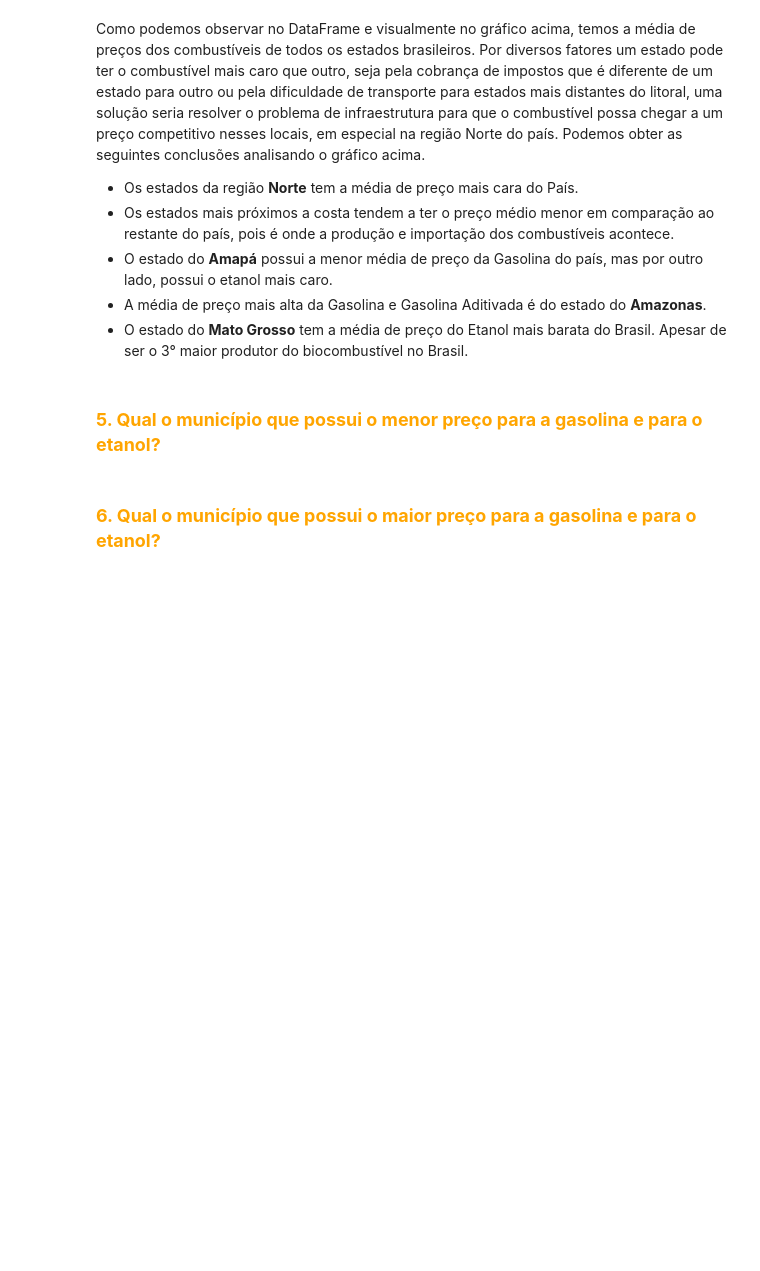
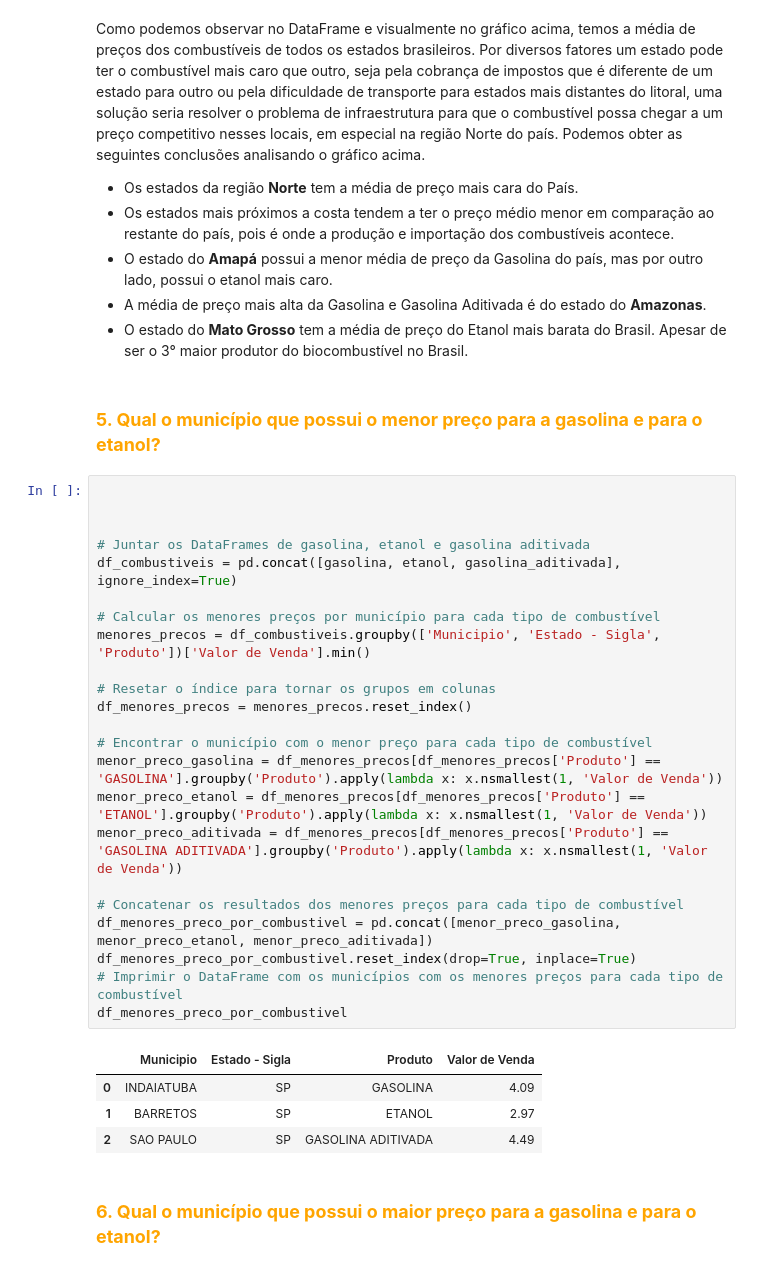
Before and after one commit to gideoni-santos/projeto-squad5-m4, a Jupyter notebook: Analise_combustiveis.ipynb, the cells around one changed output. Cells and saved outputs as stored; diff of their text form; blank space fills up the shorter version.

```diff
--- a/Analise_combustiveis.ipynb
+++ b/Analise_combustiveis.ipynb
@@ -909,6 +911,34 @@ Como podemos observar no DataFrame e visualmente no gráfico acima, temos a méd
 # %% [markdown]
 
 ###  <font color = orange>**5. Qual o município que possui o menor preço para a gasolina e para o etanol?**
+# %%
+
+
+
+# Juntar os DataFrames de gasolina, etanol e gasolina aditivada
+df_combustiveis = pd.concat([gasolina, etanol, gasolina_aditivada], ignore_index=True)
+
+# Calcular os menores preços por município para cada tipo de combustível
+menores_precos = df_combustiveis.groupby(['Municipio', 'Estado - Sigla', 'Produto'])['Valor de Venda'].min()
+
+# Resetar o índice para tornar os grupos em colunas
+df_menores_precos = menores_precos.reset_index()
+
+# Encontrar o município com o menor preço para cada tipo de combustível
+menor_preco_gasolina = df_menores_precos[df_menores_precos['Produto'] == 'GASOLINA'].groupby('Produto').apply(lambda x: x.nsmallest(1, 'Valor de Venda'))
+menor_preco_etanol = df_menores_precos[df_menores_precos['Produto'] == 'ETANOL'].groupby('Produto').apply(lambda x: x.nsmallest(1, 'Valor de Venda'))
+menor_preco_aditivada = df_menores_precos[df_menores_precos['Produto'] == 'GASOLINA ADITIVADA'].groupby('Produto').apply(lambda x: x.nsmallest(1, 'Valor de Venda'))
+
+# Concatenar os resultados dos menores preços para cada tipo de combustível
+df_menores_preco_por_combustivel = pd.concat([menor_preco_gasolina, menor_preco_etanol, menor_preco_aditivada])
+df_menores_preco_por_combustivel.reset_index(drop=True, inplace=True)
+# Imprimir o DataFrame com os municípios com os menores preços para cada tipo de combustível
+df_menores_preco_por_combustivel
+# %% [output]
+|  | Municipio | Estado - Sigla | Produto | Valor de Venda |
+| 0 | INDAIATUBA | SP | GASOLINA | 4.09 |
+| 1 | BARRETOS | SP | ETANOL | 2.97 |
+| 2 | SAO PAULO | SP | GASOLINA ADITIVADA | 4.49 |
 # %% [markdown]
 
 
```
Also changed, not shown: parts of 7 cells of this notebook.
